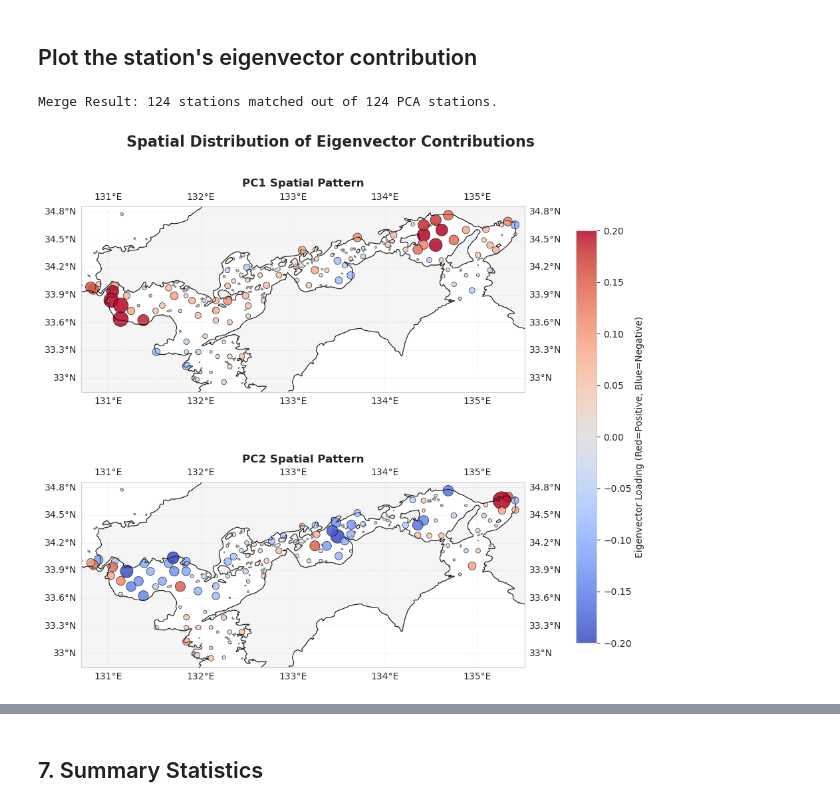
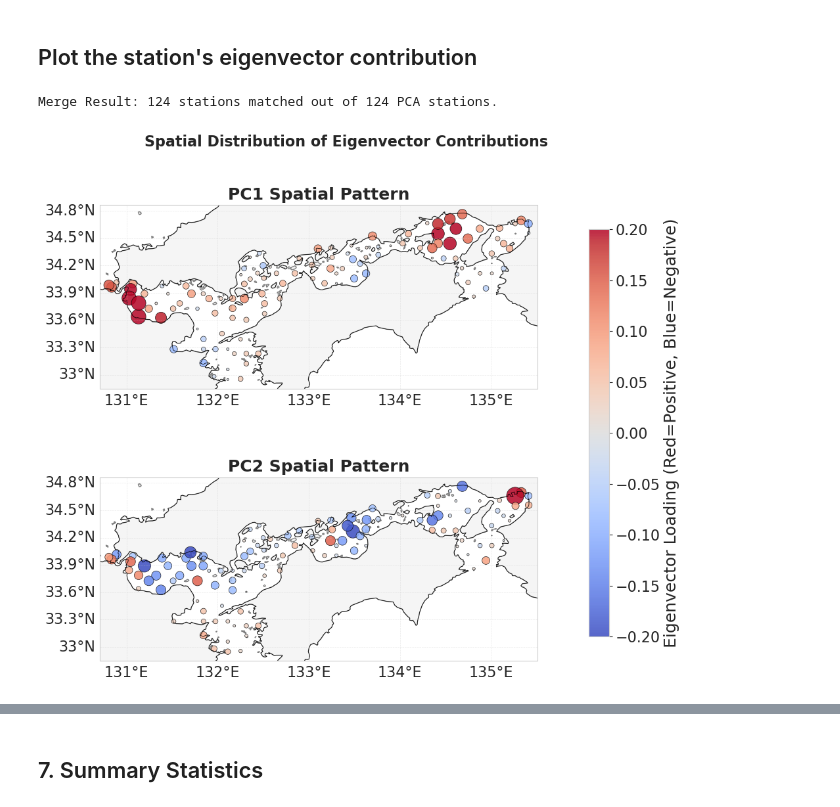
Before and after one commit to reyhanstig/SIS_Analysis_WSL, a Jupyter notebook: notebooks/pipeline/10_PCA_Analysis.ipynb, the cells around one changed output, grey strips where cells are left out. Drawn from its saved outputs; the diff is of its cells as text; code cells hidden in the pictures.

```diff
--- a/notebooks/pipeline/10_PCA_Analysis.ipynb
+++ b/notebooks/pipeline/10_PCA_Analysis.ipynb
@@ -20,9 +20,9 @@ sys.path.append(str(project_root))
 
 from scripts.paths import ProjectPaths
 
-# Configure plotting
+# Configure plotting - apply the global project style sheet
 sns.set_style("whitegrid")
-plt.rcParams['figure.figsize'] = (12, 6)
+plt.style.use('../../project_style.mplstyle')
 # %%
 # Parameters
 subset_dir = str(ProjectPaths.get_subset_dir('Summer', 'bottom'))  # default subset
@@ -668,36 +668,38 @@ fig.suptitle('Spatial Distribution of Eigenvector Contributions', fontsize=16, f
 components = [('PC1_Loading', 'PC1'), ('PC2_Loading', 'PC2')]
 
 for ax, (col, title) in zip(axes, components):
     ax.set_extent(extent, crs=ccrs.PlateCarree())
     ax.add_feature(cfeature.LAND, facecolor='whitesmoke', edgecolor='gray')
     ax.add_feature(cfeature.COASTLINE, linewidth=0.5)
-    ax.gridlines(draw_labels=True, linestyle='--', alpha=0.4, linewidth=0.5)
+    gl = ax.gridlines(draw_labels=True, linestyle='--', alpha=0.4, linewidth=0.5)
+    gl.top_labels = False
+    gl.right_labels = False
 
     sc = ax.scatter(
         loadings_map_data.geometry.x,
         loadings_map_data.geometry.y,
         c=loadings_map_data[col],
         s=loadings_map_data[col].abs() * 800,
         cmap='coolwarm',
         edgecolor='k',
         linewidth=0.5,
         alpha=0.85,
         transform=ccrs.PlateCarree(),
         vmin=-0.2, vmax=0.2
     )
-    ax.set_title(f'{title} Spatial Pattern', fontsize=12, fontweight='bold')
+    ax.set_title(f'{title} Spatial Pattern', fontweight='bold')
 
 # Use subplots_adjust instead of tight_layout (which struggles with Cartopy axes)
 plt.subplots_adjust(hspace=0.05, top=0.93, bottom=0.12)
 
 # Colorbar shifted further right
 cbar = fig.colorbar(sc, ax=axes.ravel().tolist(), orientation='vertical', fraction=0.04, pad=0.1)
 cbar.set_label('Eigenvector Loading (Red=Positive, Blue=Negative)')
 
 plt.show()
 # %% [output]
 Merge Result: 124 stations matched out of 124 PCA stations.
-[figure, old version]
+[figure, new version]
 # %%
 # 1. Calculation for Figure Dimensions (Maintaining Aspect Ratio)
 pad = 0.1
```
Also changed, not shown: parts of 11 cells of this notebook, 2 other files.
